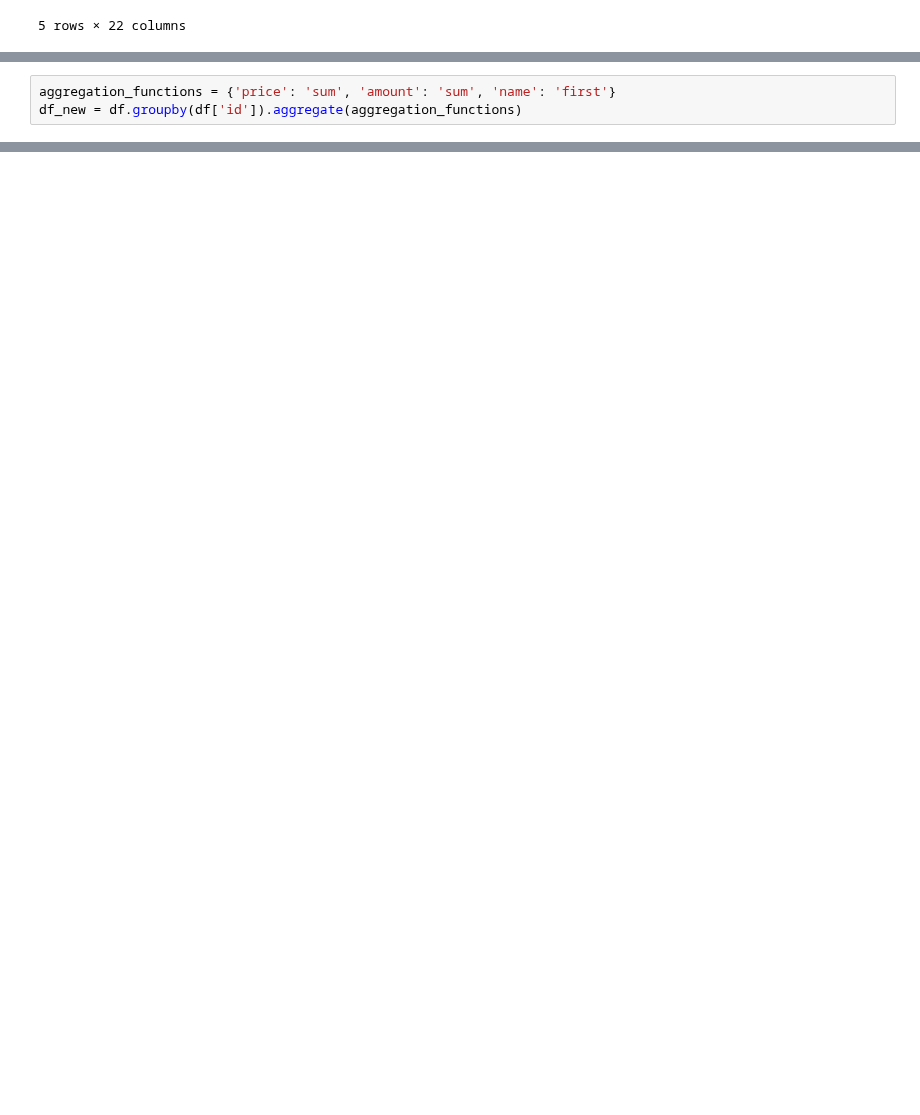
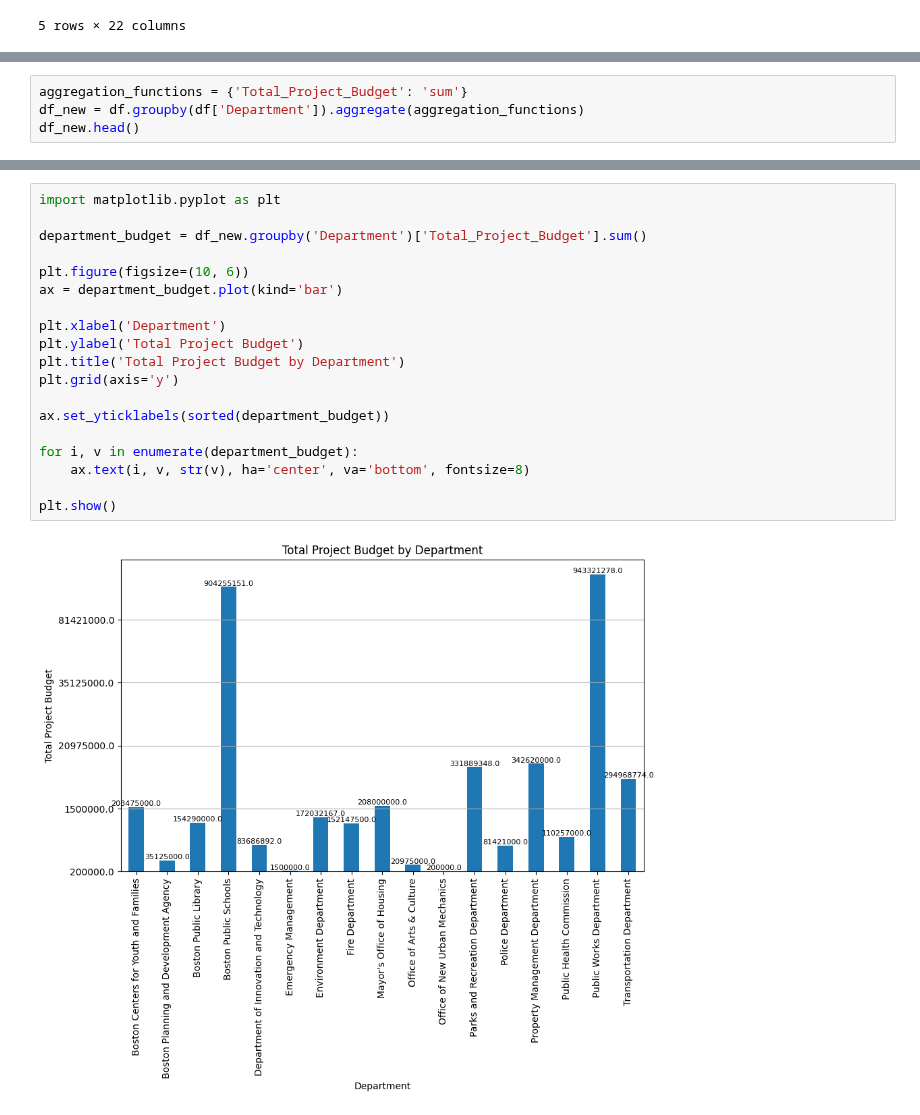
Before and after one commit to BU-Spark/ds-boston-city-budget, a Jupyter notebook: fa23-team-f/DataCleaning_capital.ipynb, the cells around one changed output, grey strips where cells are left out. Drawn from its saved outputs; the diff is of its cells as text; blank space fills up the shorter version.

Commit message:
graphs

```diff
--- a/fa23-team-f/DataCleaning_capital.ipynb
+++ b/fa23-team-f/DataCleaning_capital.ipynb
@@ -103,4 +105,5 @@ print(len(df.Department.value_counts()))
 # %%
-aggregation_functions = {'price': 'sum', 'amount': 'sum', 'name': 'first'}
-df_new = df.groupby(df['id']).aggregate(aggregation_functions)
+aggregation_functions = {'Total_Project_Budget': 'sum'}
+df_new = df.groupby(df['Department']).aggregate(aggregation_functions)
+df_new.head()
 # %% [output]
@@ -107,0 +117,21 @@ df_new = df.groupby(df['id']).aggregate(aggregation_functions)
+# %%
+import matplotlib.pyplot as plt
+
+department_budget = df_new.groupby('Department')['Total_Project_Budget'].sum()
+
+plt.figure(figsize=(10, 6))
+ax = department_budget.plot(kind='bar')
+
+plt.xlabel('Department')
+plt.ylabel('Total Project Budget')
+plt.title('Total Project Budget by Department')
+plt.grid(axis='y')
+
+ax.set_yticklabels(sorted(department_budget))
+
+for i, v in enumerate(department_budget):
+    ax.text(i, v, str(v), ha='center', va='bottom', fontsize=8)
+
+plt.show()
+# %% [output]
+[figure, added]
```
Also changed, not shown: parts of 4 cells of this notebook.
